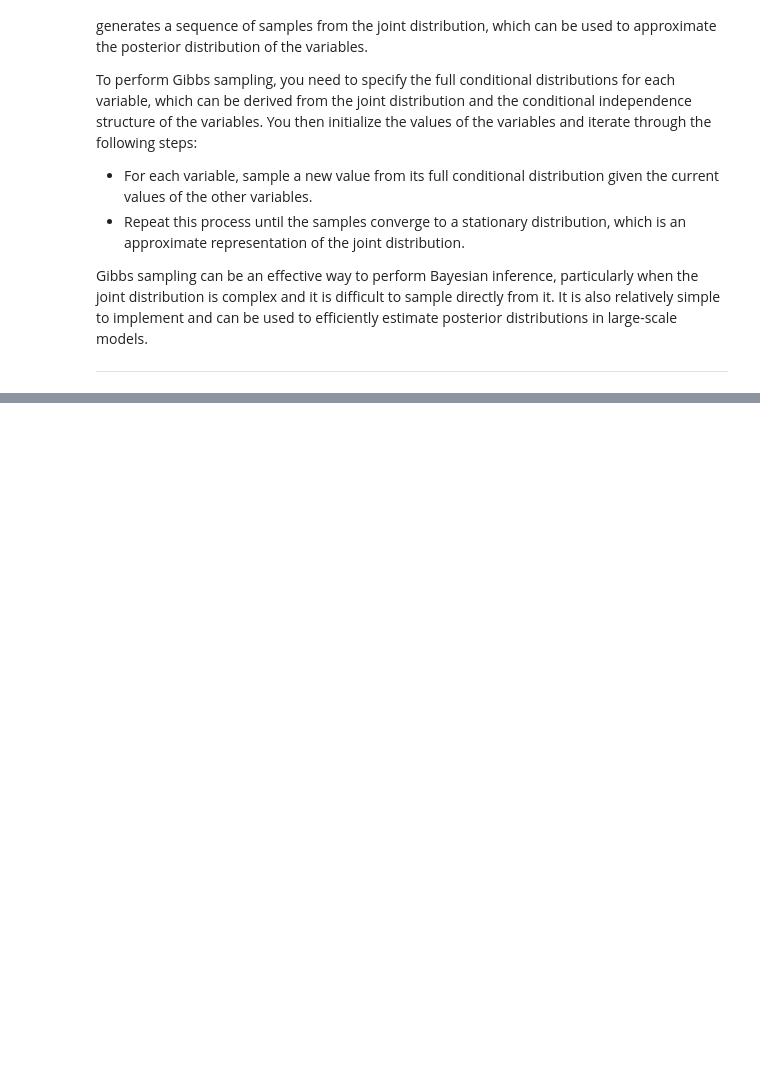
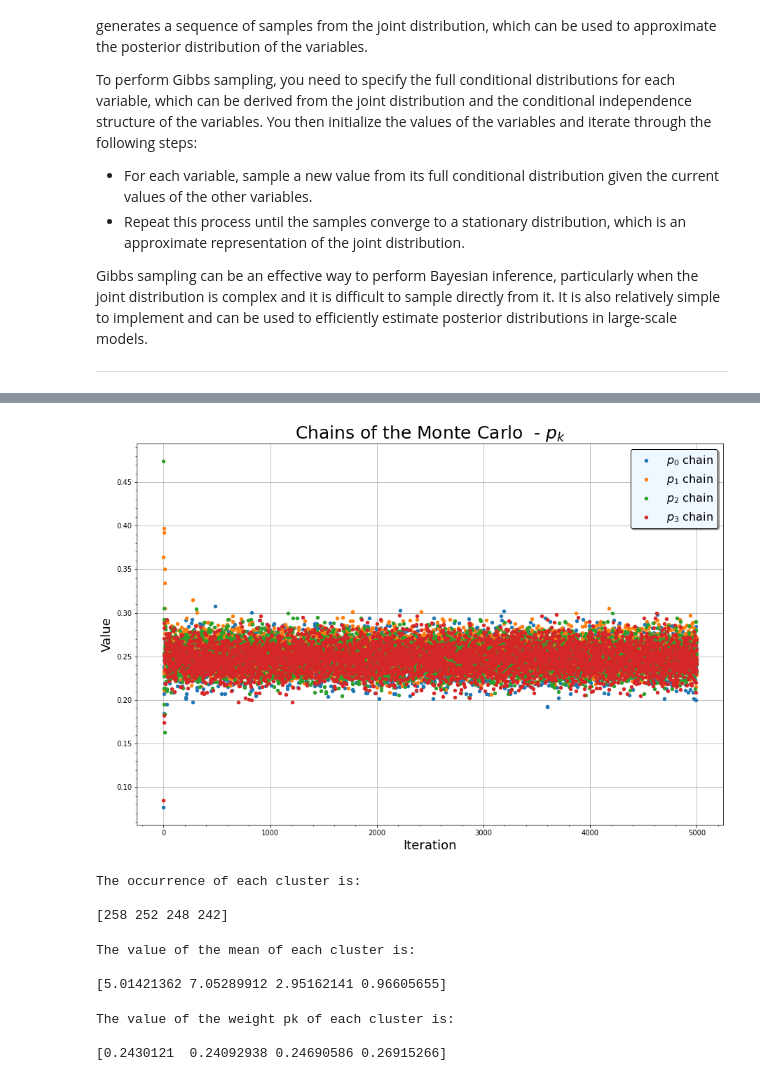
Before and after one commit to AndreaLazzari/InformationTheory-Inference, a Jupyter notebook: Exercize6_GibbsSampling/Gibbs_Sampling.ipynb, the cells around one changed output, grey strips where cells are left out. Drawn from its saved outputs; the diff is of its cells as text; code cells hidden in the pictures; blank space fills up the shorter version.

```diff
--- a/Exercize6_GibbsSampling/Gibbs_Sampling.ipynb
+++ b/Exercize6_GibbsSampling/Gibbs_Sampling.ipynb
@@ -210,0 +207,42 @@ Z_i_try2 = np.random.choice([0,1,2,3], p = [0.5 , 0.2 , 0.2 , 0.1] , size = len(
+# %%
+#Plotting the chains results
+
+fig, ax = plt.subplots(1, 1, figsize=(15, 10))
+
+for i in range(K):
+    ax.scatter(x = np.arange(len(pk_list)), y = pk_list[:,i], s=20, zorder = 2, label = f'$ p_{i}$ chain')
+
+
+ax.grid(zorder = 1)
+ax.minorticks_on()
+
+#ax.axvline(x = 30, color = 'black', linestyle = '--', zorder = 3, label = 'burn-in')
+ax.set_title('Chains of the Monte Carlo  - $p_k$', fontsize = 25)
+ax.set_ylabel('Value', fontsize = 18)
+ax.set_xlabel('Iteration', fontsize = 18)
+ax.legend(facecolor = 'aliceblue', shadow = True, edgecolor = 'black', fontsize = 16)
+
+plt.show()
+# %% [output]
+[figure, added]
+# %%
+print('The occurrence of each cluster is: \n')
+print(count_Nk(Z_i_list[-1]))
+# %% [output]
+The occurrence of each cluster is:
+
+[258 252 248 242]
+# %%
+print('The value of the mean of each cluster is: \n')
+print(mu_list[-1])
+# %% [output]
+The value of the mean of each cluster is:
+
+[5.01421362 7.05289912 2.95162141 0.96605655]
+# %%
+print('The value of the weight pk of each cluster is: \n')
+print(pk_list[-1])
+# %% [output]
+The value of the weight pk of each cluster is:
+
+[0.2430121  0.24092938 0.24690586 0.26915266]
```
Also changed, not shown: parts of 13 cells of this notebook.
